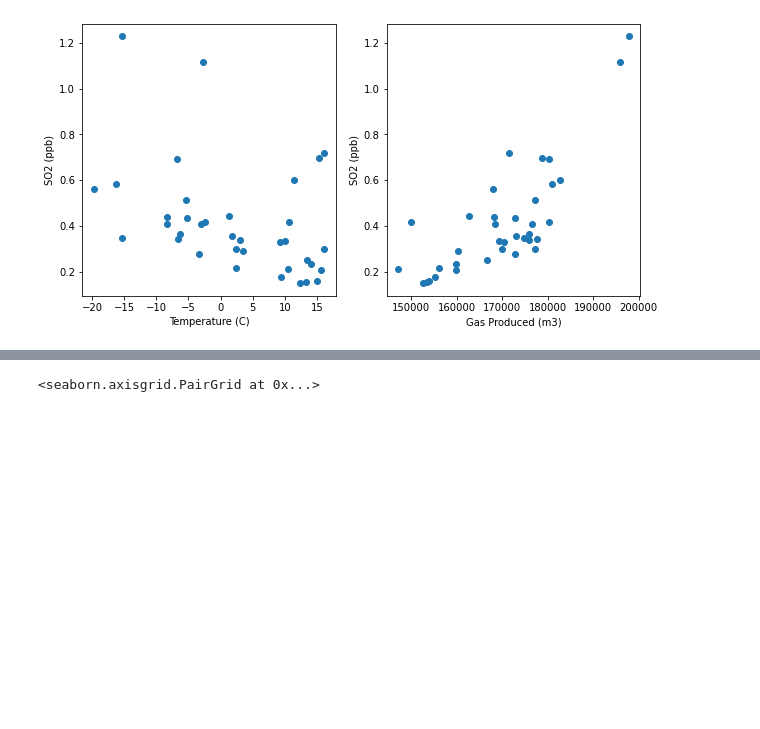
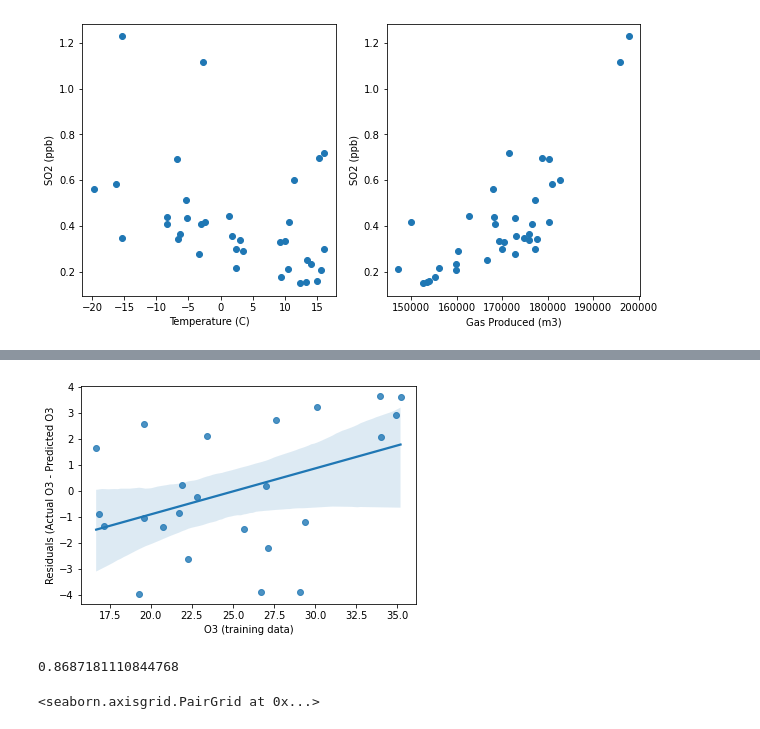
Before and after one commit to mirandadoris/CIV1498_Project2_Pythoneers, a Jupyter notebook: 2-Analysis/Weather_AQ_UOG_Analysis.ipynb, the cells around one changed output, grey strips where cells are left out. Saved outputs shown, nothing was run; the diff lists cells and outputs as text; code cells hidden in the pictures; blank space fills up the shorter version.

```diff
--- a/2-Analysis/Weather_AQ_UOG_Analysis.ipynb
+++ b/2-Analysis/Weather_AQ_UOG_Analysis.ipynb
@@ -277,3 +369,19 @@ plt.show()
+# %%
+# Plot the residuals
+residuals = y_train - y_fitted
+ax = sns.regplot(x=y_train, y=residuals['O3'])
+ax.set_xlabel('O3 (training data)')
+ax.set_ylabel('Residuals (Actual O3 - Predicted O3')
+
+plt.show()
+# %% [output]
+[figure, added]
+# %%
+# Now predict the test values and calculate the r-squared score
+y_fitted = linear_model.predict(X_test)
+print(r2_score(y_test, y_fitted))
+# %% [output]
+0.8687181110844768
 # %%
 sns.pairplot(month_mean)
 # %% [output]
```
Also changed, not shown: parts of 36 cells of this notebook.
